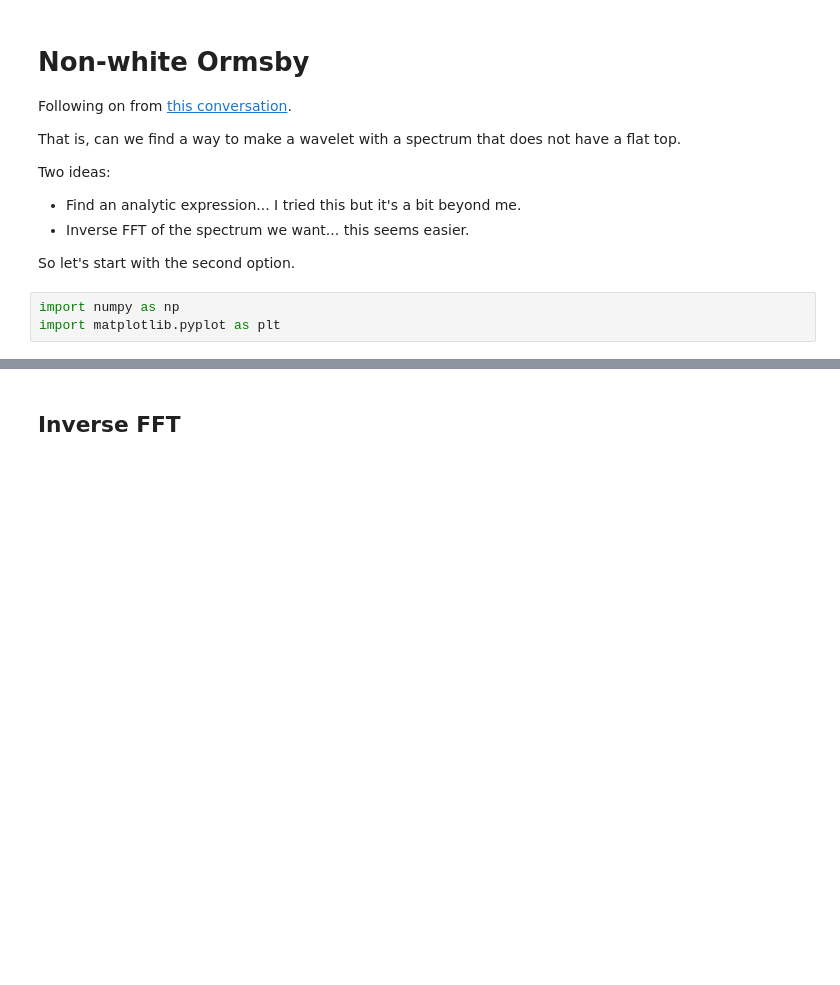
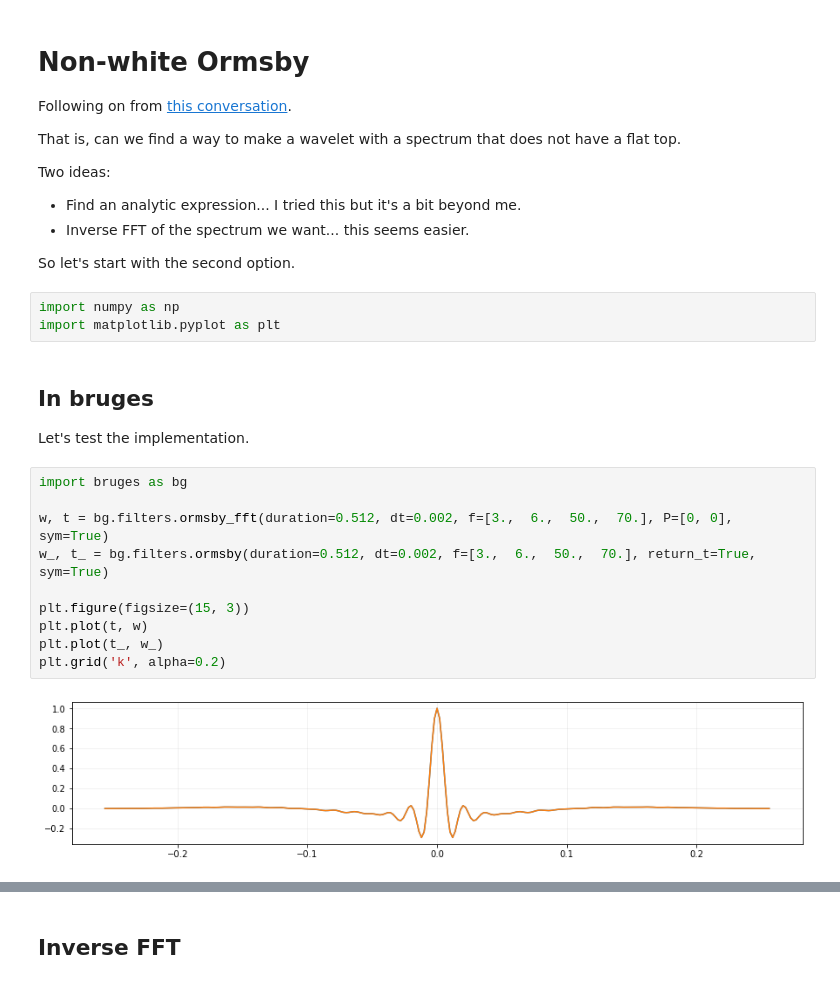
Before and after one commit to agilescientific/in-bruges, a Jupyter notebook: notebooks_dev/Non-white_Ormsby.ipynb, the cells around one changed output, grey strips where cells are left out. Drawn from its saved outputs; the diff is of its cells as text; blank space fills up the shorter version.

```diff
--- a/notebooks_dev/Non-white_Ormsby.ipynb
+++ b/notebooks_dev/Non-white_Ormsby.ipynb
@@ -14,3 +14,19 @@ So let's start with the second option.
 # %%
 import numpy as np
 import matplotlib.pyplot as plt
+# %% [markdown]
+## In bruges
+
+Let's test the implementation.
+# %%
+import bruges as bg
+
+w, t = bg.filters.ormsby_fft(duration=0.512, dt=0.002, f=[3.,  6.,  50.,  70.], P=[0, 0], sym=True)
+w_, t_ = bg.filters.ormsby(duration=0.512, dt=0.002, f=[3.,  6.,  50.,  70.], return_t=True, sym=True)
+
+plt.figure(figsize=(15, 3))
+plt.plot(t, w)
+plt.plot(t_, w_)
+plt.grid('k', alpha=0.2)
+# %% [output]
+[figure, added]
```
Also changed, not shown: parts of 1 cell of this notebook, 2 other files.
